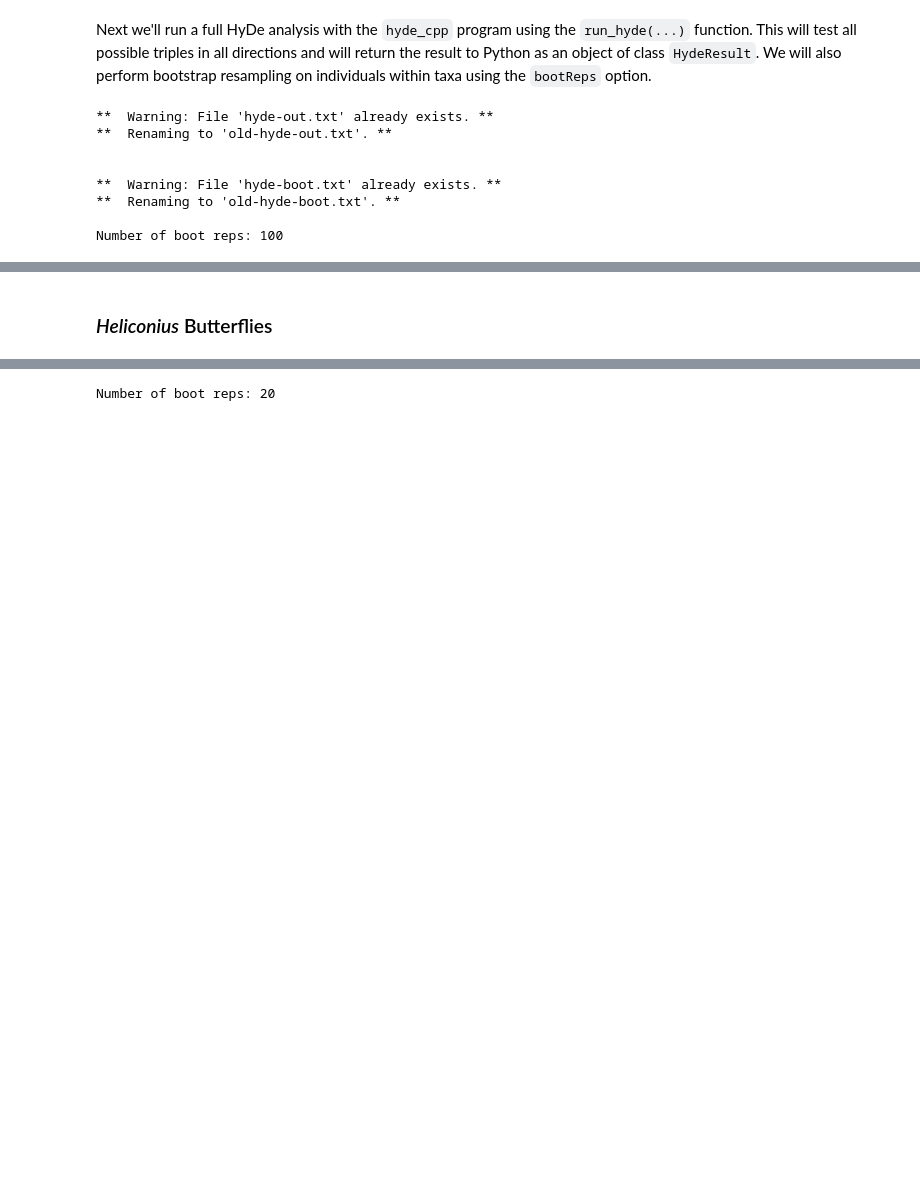
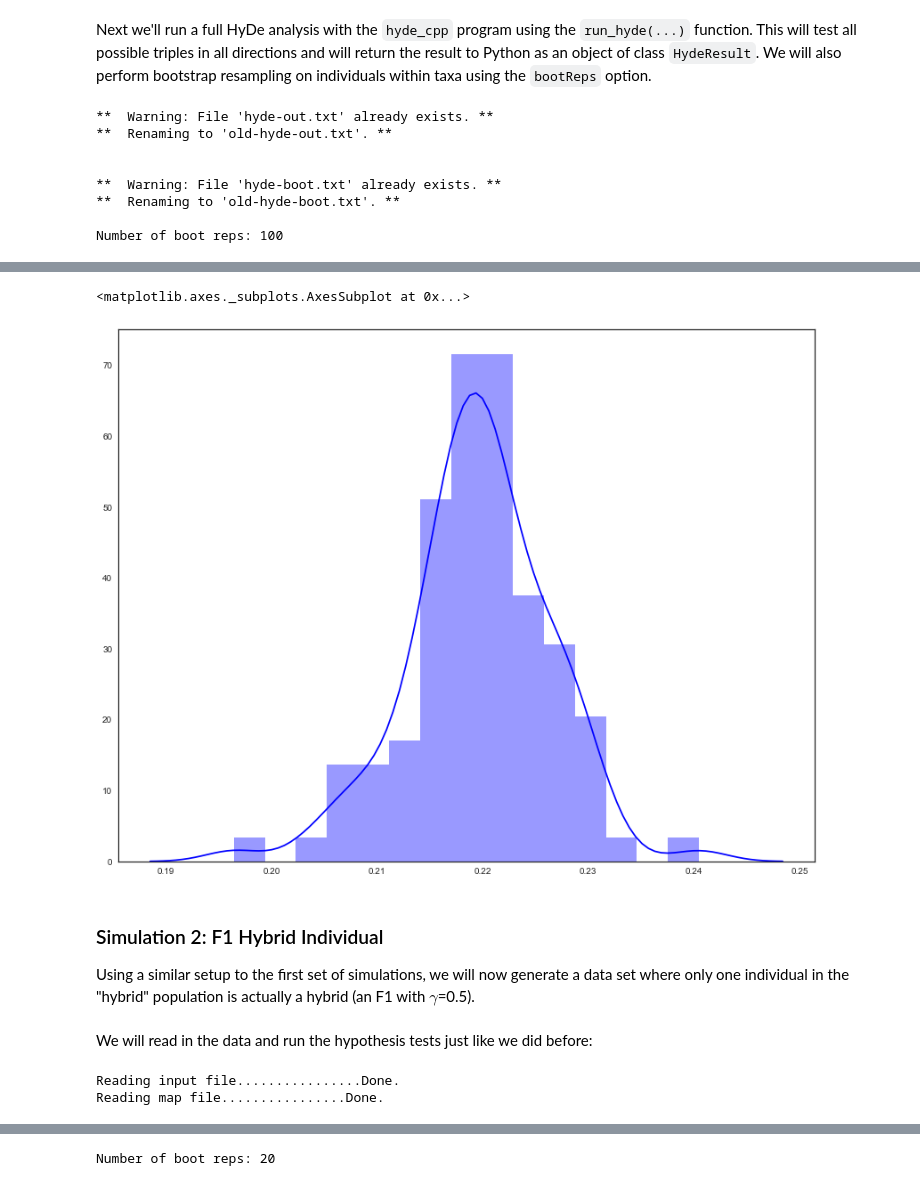
Before and after one commit to pblischak/evol2017, a Jupyter notebook: HyDe.ipynb, the cells around one changed output, grey strips where cells are left out. Cells and saved outputs as stored; diff of their text form; code cells hidden in the pictures; blank space fills up the shorter version.

```diff
--- a/HyDe.ipynb
+++ b/HyDe.ipynb
@@ -90,21 +130,3 @@ Plotting results with HyDe is done using the Matplotlib and Seaborn modules that
-# %%
-# Define a few generic plotting functions to make things easier
-# down the road
-def plot_dist(arr, title, xlab, ylab, col='b'):
-    plt.figure(figsize=(14, 11))
-    sns.set_style("white")
-    ax = sns.distplot(arr, color=col)
-    ax.set(ylabel=ylab, xlabel=xlab)
-    sns.plt.title(title)
-    return ax
-
-def plot_density(arr, title, xlab, ylab, col='b'):
-    plt.figure(figsize=(14, 11))
-    sns.set_style("white")
-    ax = sns.kdeplot(arr, shade=True, color=col)
-    ax.set(ylabel=ylab, xlabel=xlab)
-    sns.plt.title(title)
-    return ax
 # %%
 p = hd.viz.dist(boot, "Gamma", "sp1", "sp2", "sp3",
                 title="Bootstrap Dist. of Gamma", xlab="$\gamma$", ylab="Frequency")
@@ -117,0 +140,18 @@ p = hd.viz.dist(boot, "Gamma", "sp1", "sp2", "sp3",
+# %%
+# Define a few generic plotting functions to make things easier
+# down the road
+def plot_dist(arr, title="", xlab="", ylab="", col='b'):
+    plt.figure(figsize=(14, 11))
+    sns.set_style("white")
+    ax = sns.distplot(arr, color=col)
+    ax.set(ylabel=ylab, xlabel=xlab)
+    sns.plt.title(title)
+    return ax
+
+def plot_density(arr, title="", xlab="", ylab="", col='b'):
+    plt.figure(figsize=(14, 11))
+    sns.set_style("white")
+    ax = sns.kdeplot(arr, shade=True, color=col)
+    ax.set(ylabel=ylab, xlabel=xlab)
+    sns.plt.title(title)
+    return ax
@@ -118,3 +162,14 @@ p = hd.viz.dist(boot, "Gamma", "sp1", "sp2", "sp3",
+# %%
+# abba_baba is a method of the bootstrap class
+# plot using generic fxns we defines above
+plot_dist(boot.abba_baba("sp1", "sp2", "sp3"))
+# %% [output]
+<matplotlib.axes._subplots.AxesSubplot at 0x...>
+[figure, added]
+# %% [markdown]
+### Simulation 2: F1 Hybrid Individual
+
+Using a similar setup to the first set of simulations, we will now generate a data set where only one individual in the "hybrid" population is actually a hybrid (an F1 with $\gamma$=0.5).
 # %%
 %%bash
 
@@ -138,5 +193,17 @@ seq-gen -mGTR -s $THETA -l 1 -r 1.0 0.2 10.0 0.75 3.2 1.6 \
 
 # converting for HyDe..."
 python seqgen2matrix.py seqs_f1.txt data_f1.txt map_f1.txt
-# %% [markdown]
-### *Heliconius* Butterflies
+# %% [markdown]
+We will read in the data and run the hypothesis tests just like we did before:
+# %%
+# Read the data in
+data_f1 = hd.HydeData("data_f1.txt", "map_f1.txt", "out", 16, 4, 50000)
+
+# Run a hypothesis test on the sp2 population
+res1_f1 = data_f1.test_triple('sp1', 'sp2', 'sp3')
+
+# Run a hypothesis test on all individuals in the sp2 population
+res2_f1 = data_f1.test_individuals('sp1', 'sp2', 'sp3')
+# %% [output]
+Reading input file................Done.
+Reading map file................Done.
```
Also changed, not shown: parts of 29 cells of this notebook, 1 other file.
